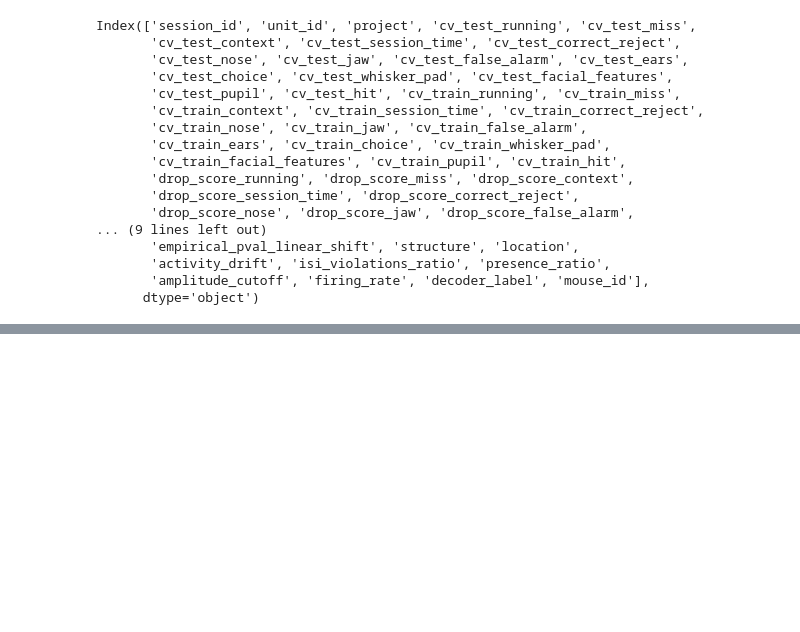
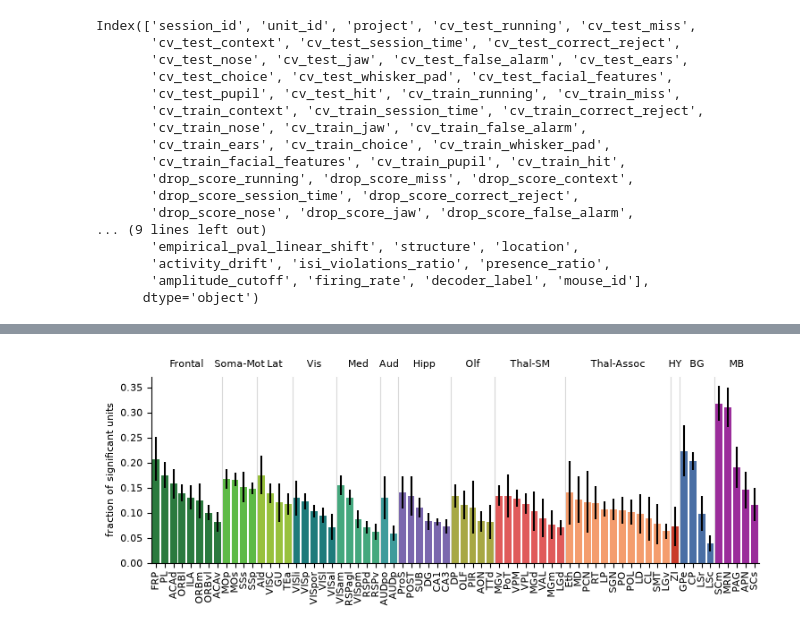
Before and after one commit to AllenInstitute/dynamic_routing_analysis, a Jupyter notebook: notebooks/structure_wise_results_plots_encoding.ipynb, the cells around one changed output, grey strips where cells are left out. Drawn from its saved outputs; the diff is of its cells as text; code cells hidden in the pictures; blank space fills up the shorter version.

Commit message:
fraction units

```diff
--- a/notebooks/structure_wise_results_plots_encoding.ipynb
+++ b/notebooks/structure_wise_results_plots_encoding.ipynb
@@ -250,0 +256,98 @@ fig.savefig(f"{savepath}/structure_encoding_barplot_avg_by_mouse.png",dpi=300)
+# %%
+# Use empirical_pval_linear_shift to identify significant units (p < 0.05)
+pval_col = 'empirical_pval_linear_shift'
+pval_threshold = 0.05
+encoding_min_n_units_per_session = 10
+encoding_min_n_sessions_per_mouse = 1
+encoding_min_n_mice = 3
+encoding_excl_structure_list = ['EPd']
+
+# glm_baseline_results already contains the encoding session and unit-quality filters.
+linear_shift_unit_results = (
+    glm_baseline_results.dropna(subset=[pval_col])
+    .drop_duplicates(subset='unit_id')
+    .loc[lambda df: ~df['structure'].isin(encoding_excl_structure_list)]
+    .copy()
+)
+
+# Apply only the inclusion criteria from the structure-level encoding summary.
+session_unit_counts = (
+    linear_shift_unit_results.groupby(['session_id', 'structure'])['unit_id'].transform('nunique')
+)
+linear_shift_unit_results = linear_shift_unit_results.loc[
+    session_unit_counts >= encoding_min_n_units_per_session
+].copy()
+
+mouse_session_counts = (
+    linear_shift_unit_results.groupby(['structure', 'mouse_id'])['session_id'].transform('nunique')
+)
+linear_shift_unit_results = linear_shift_unit_results.loc[
+    mouse_session_counts >= encoding_min_n_sessions_per_mouse
+].copy()
+
+structure_mouse_counts = (
+    linear_shift_unit_results.groupby('structure')['mouse_id'].transform('nunique')
+)
+linear_shift_unit_results = linear_shift_unit_results.loc[
+    structure_mouse_counts >= encoding_min_n_mice
+].copy()
+
+linear_shift_unit_results['linear_shift_significant'] = (
+    linear_shift_unit_results[pval_col] < pval_threshold
+)
+
+fraction_significant_by_structure = (
+    linear_shift_unit_results.groupby('structure', as_index=False)
+    .agg(
+        total_units=('unit_id', 'nunique'),
+        significant_units=('linear_shift_significant', 'sum'),
+    )
+)
+fraction_significant_by_structure['fraction_significant_units'] = (
+    fraction_significant_by_structure['significant_units']
+    / fraction_significant_by_structure['total_units']
+)
+fraction_significant_by_structure = fraction_significant_by_structure.sort_values(
+    'fraction_significant_units', ascending=False
+).reset_index(drop=True)
+
+# Average units within sessions and sessions within mice, as in the previous cell.
+fraction_significant_by_session = (
+    linear_shift_unit_results.groupby(
+        ['structure', 'mouse_id', 'session_id'], as_index=False
+    )['linear_shift_significant'].mean()
+)
+fraction_significant_by_mouse = (
+    fraction_significant_by_session.groupby(
+        ['structure', 'mouse_id'], as_index=False
+    )['linear_shift_significant'].mean()
+)
+fraction_significant_structure_results = (
+    fraction_significant_by_mouse.groupby('structure', as_index=False)
+    .agg(
+        n_mice=('mouse_id', 'nunique'),
+        linear_shift_significant_mean=('linear_shift_significant', 'mean'),
+        linear_shift_significant_sem=('linear_shift_significant', 'sem'),
+    )
+    .merge(
+        fraction_significant_by_session.groupby('structure', as_index=False)
+        .agg(n_sessions=('session_id', 'nunique')),
+        on='structure',
+        how='left',
+    )
+)
+# plot_structure_results uses this column to choose filled versus hollow bars.
+# Set it to zero so every bar is filled; no significance test is performed.
+fraction_significant_structure_results['linear_shift_significant_adj_p_val'] = 0.0
+
+fig = plot_utils.plot_structure_results(
+    fraction_significant_structure_results,
+    col_to_plot='linear_shift_significant',
+    col_alias='fraction of significant units',
+    set_ylim='auto',
+    set_fontsize=8,
+)
+
+fig.savefig(f"{savepath}/encoding_fraction_significant_by_mouse.png",dpi=300)
+# %% [output]
+[figure, added]
```
Also changed, not shown: parts of 9 cells of this notebook.
